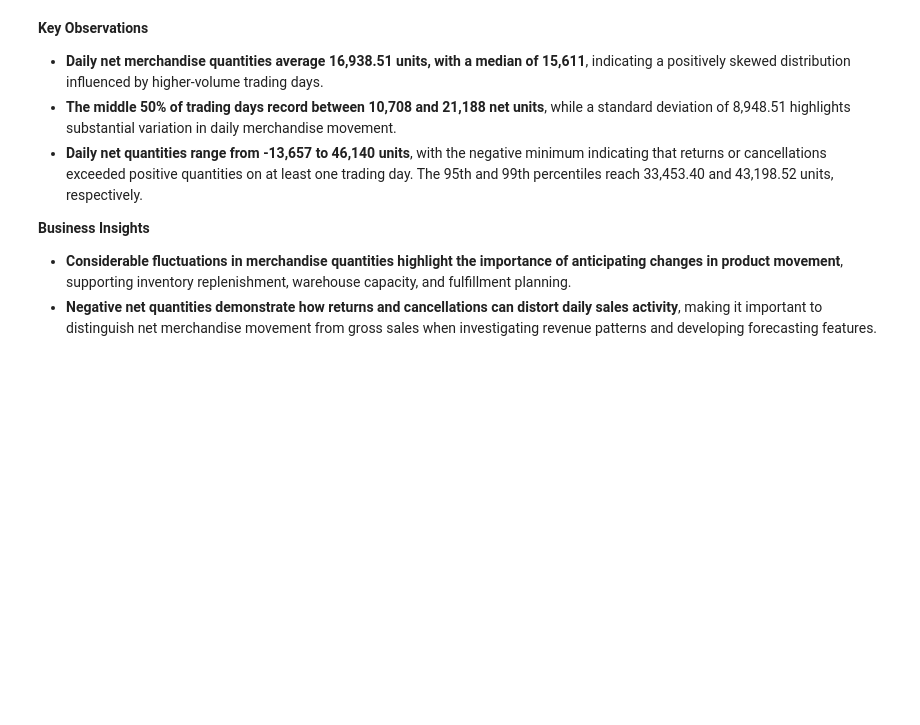
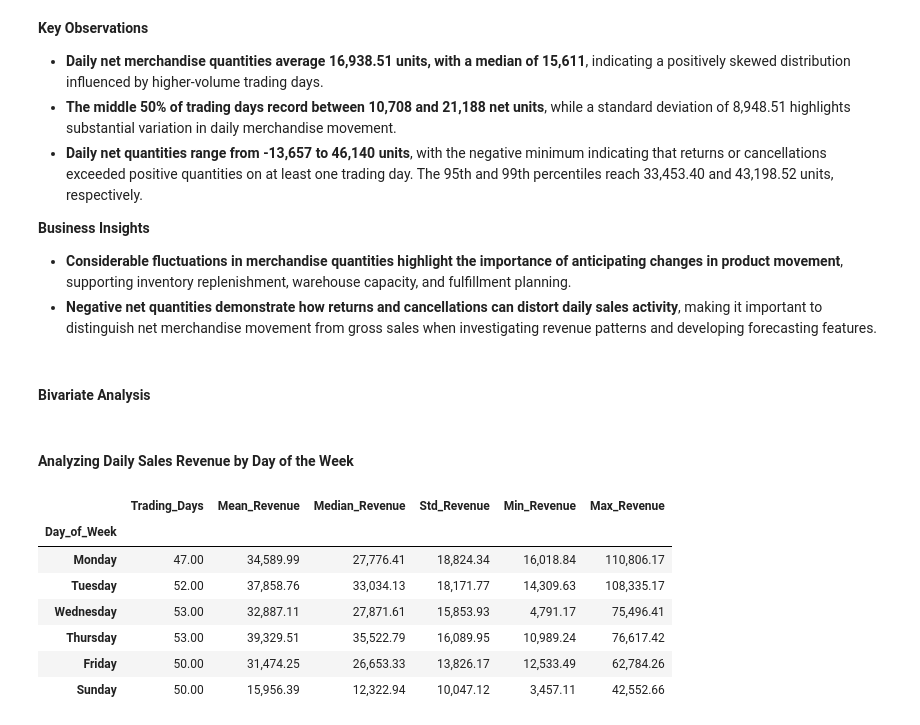
Before and after one commit to TejasMJ/Retail-Sales-Dynamics, a Jupyter notebook: notebooks/02_exploratory_data_analysis.ipynb, the cells around one changed output. Cells and saved outputs as stored; diff of their text form; code cells hidden in the pictures; blank space fills up the shorter version.

Commit message:
Bivaraite Analysis completed

```diff
--- a/notebooks/02_exploratory_data_analysis.ipynb
+++ b/notebooks/02_exploratory_data_analysis.ipynb
@@ -885,3 +887,69 @@ display(
 **Business Insights**
 - **Considerable fluctuations in merchandise quantities highlight the importance of anticipating changes in product movement**, supporting inventory replenishment, warehouse capacity, and fulfillment planning.
 - **Negative net quantities demonstrate how returns and cancellations can distort daily sales activity**, making it important to distinguish net merchandise movement from gross sales when investigating revenue patterns and developing forecasting features.
+# %% [markdown]
+#### Bivariate Analysis
+# %% [markdown]
+#### Analyzing Daily Sales Revenue by Day of the Week
+# %%
+weekday_revenue = daily_revenue.rename("Daily_Revenue").reset_index()
+
+weekday_revenue["Day_of_Week"] = (
+    weekday_revenue["Transaction_Date"].dt.day_name()
+)
+
+weekday_order = [
+    "Monday", "Tuesday", "Wednesday", "Thursday",
+    "Friday", "Saturday", "Sunday"
+]
+
+fig = px.box(
+    weekday_revenue,
+    x="Day_of_Week",
+    y="Daily_Revenue",
+    category_orders={"Day_of_Week": weekday_order},
+    points="outliers",
+    color="Day_of_Week",
+    title="Distribution of Daily Retail Sales Revenue by Day of the Week",
+    labels={
+        "Day_of_Week": "Day of the Week",
+        "Daily_Revenue": "Daily Sales Revenue"
+    },
+    template="plotly_white"
+)
+
+fig.update_layout(
+    width=1100,
+    height=550,
+    title_x=0.5,
+    showlegend=False,
+    xaxis_title="Day of the Week",
+    yaxis_title="Daily Sales Revenue",
+    font=dict(size=13)
+)
+
+fig.show()
+
+weekday_summary = (
+    weekday_revenue.groupby("Day_of_Week")["Daily_Revenue"]
+    .agg(
+        Trading_Days="count",
+        Mean_Revenue="mean",
+        Median_Revenue="median",
+        Std_Revenue="std",
+        Min_Revenue="min",
+        Max_Revenue="max"
+    )
+    .reindex(weekday_order)
+)
+
+display(weekday_summary.dropna(how="all"))
+# %% [output]
+|  | Trading_Days | Mean_Revenue | Median_Revenue | Std_Revenue | Min_Revenue | Max_Revenue |
+| Day_of_Week |  |  |  |  |  |  |
+| Monday | 47.00 | 34,589.99 | 27,776.41 | 18,824.34 | 16,018.84 | 110,806.17 |
+| Tuesday | 52.00 | 37,858.76 | 33,034.13 | 18,171.77 | 14,309.63 | 108,335.17 |
+| Wednesday | 53.00 | 32,887.11 | 27,871.61 | 15,853.93 | 4,791.17 | 75,496.41 |
+| Thursday | 53.00 | 39,329.51 | 35,522.79 | 16,089.95 | 10,989.24 | 76,617.42 |
+| Friday | 50.00 | 31,474.25 | 26,653.33 | 13,826.17 | 12,533.49 | 62,784.26 |
+| Sunday | 50.00 | 15,956.39 | 12,322.94 | 10,047.12 | 3,457.11 | 42,552.66 |
```
Also changed, not shown: parts of 14 cells of this notebook.
